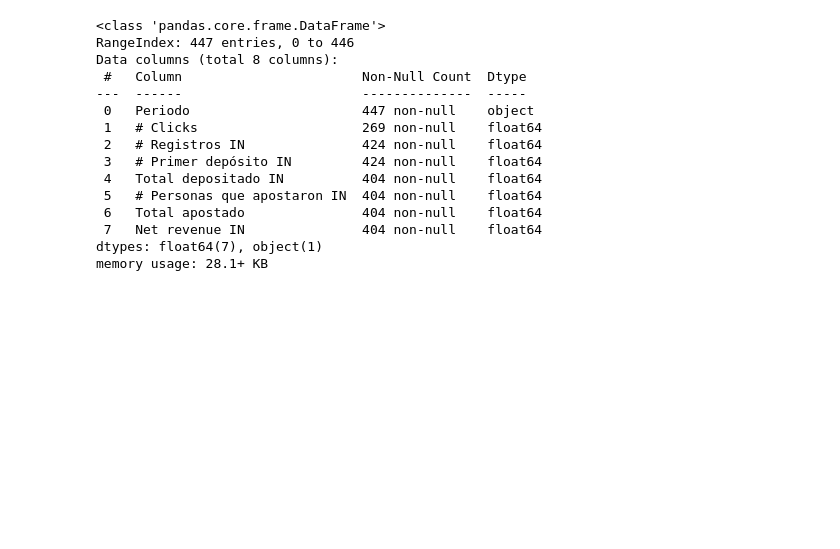
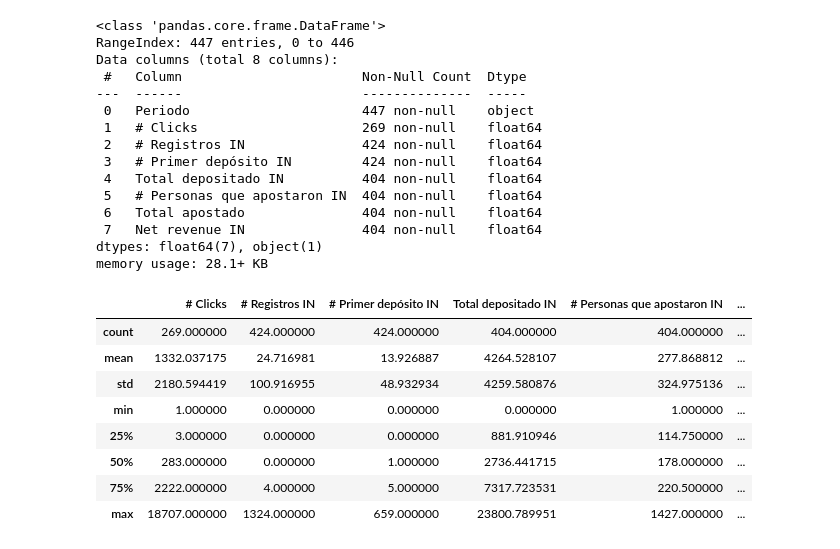
Before and after one commit to EduardoGonzalez031195/prueba-inlaze, a Jupyter notebook: eda_empresa_abc.ipynb, the cells around one changed output. Saved outputs shown, nothing was run; the diff lists cells and outputs as text; code cells hidden in the pictures; blank space fills up the shorter version.

```diff
--- a/eda_empresa_abc.ipynb
+++ b/eda_empresa_abc.ipynb
@@ -83,3 +85,16 @@ Data columns (total 8 columns):
  7   Net revenue IN               404 non-null    float64
 dtypes: float64(7), object(1)
 memory usage: 28.1+ KB
+# %%
+# Estadísticas descriptivas del DataFrame
+df.describe()
+# %% [output]
+|  | # Clicks | # Registros IN | # Primer depósito IN | Total depositado IN | # Personas que apostaron IN | ... |
+| count | 269.000000 | 424.000000 | 424.000000 | 404.000000 | 404.000000 | ... |
+| mean | 1332.037175 | 24.716981 | 13.926887 | 4264.528107 | 277.868812 | ... |
+| std | 2180.594419 | 100.916955 | 48.932934 | 4259.580876 | 324.975136 | ... |
+| min | 1.000000 | 0.000000 | 0.000000 | 0.000000 | 1.000000 | ... |
+| 25% | 3.000000 | 0.000000 | 0.000000 | 881.910946 | 114.750000 | ... |
+| 50% | 283.000000 | 0.000000 | 1.000000 | 2736.441715 | 178.000000 | ... |
+| 75% | 2222.000000 | 4.000000 | 5.000000 | 7317.723531 | 220.500000 | ... |
+| max | 18707.000000 | 1324.000000 | 659.000000 | 23800.789951 | 1427.000000 | ... |
```
Also changed, not shown: parts of 21 cells of this notebook, 4 other files.
